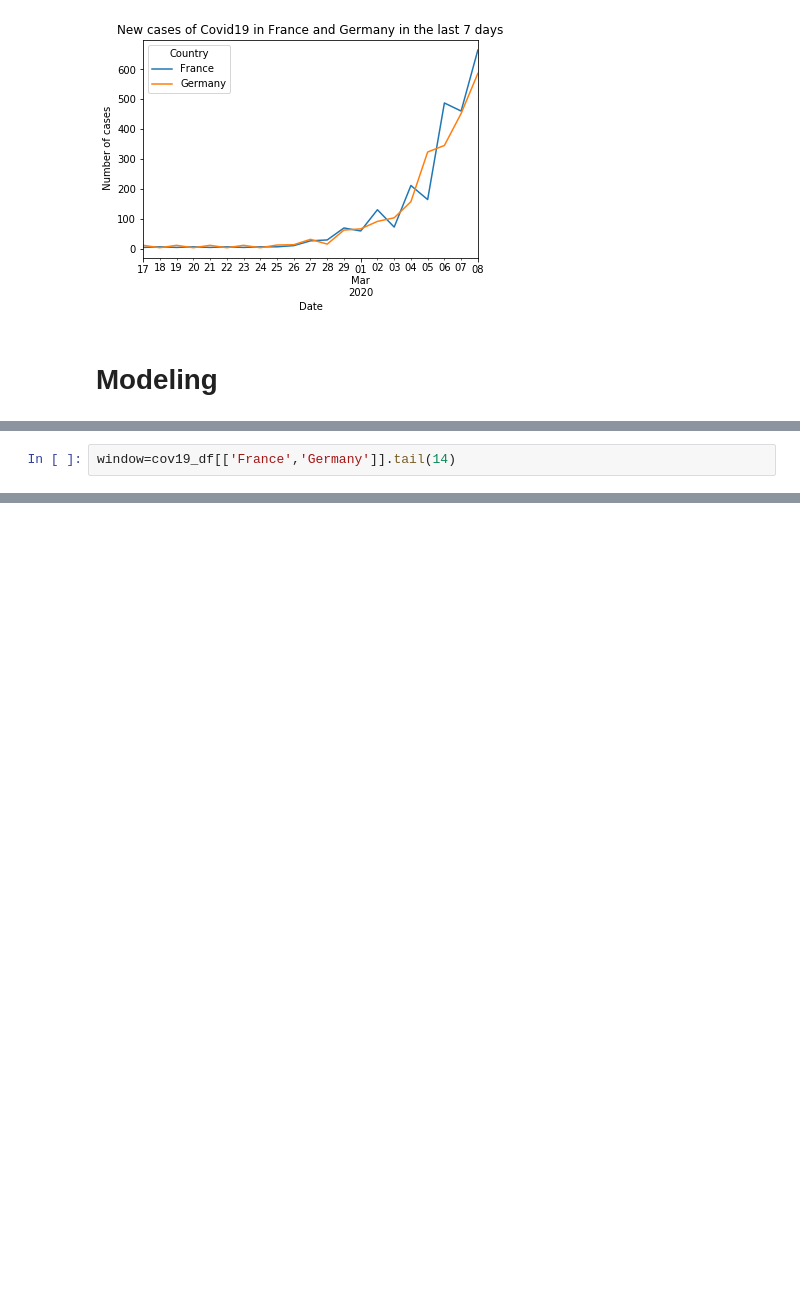
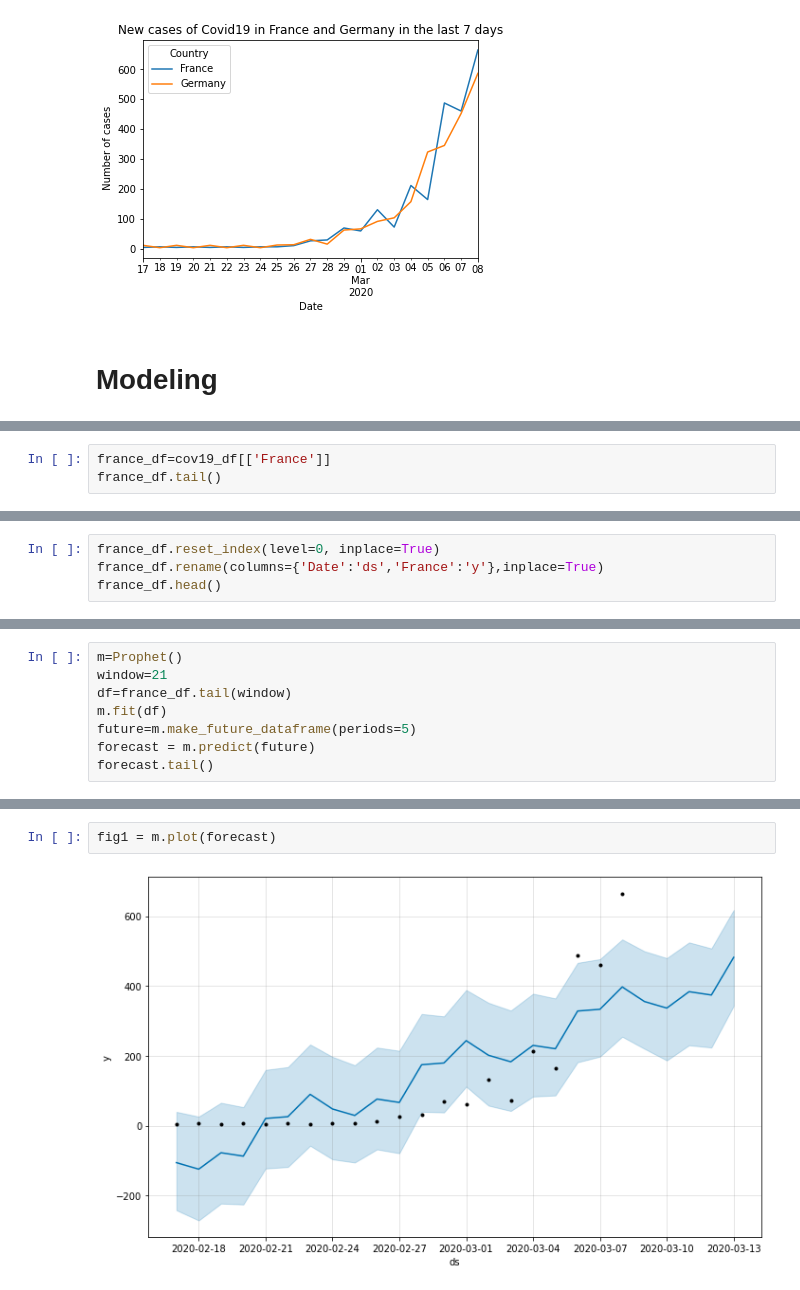
Before and after one commit to VianneyMI/Coronavirus_Pred, a Jupyter notebook: covid19_prediction.ipynb, the cells around one changed output, grey strips where cells are left out. Saved outputs shown, nothing was run; the diff lists cells and outputs as text; blank space fills up the shorter version.

Commit message:
Making 'predictions' for France : from the data up to 08/03/2020 ,unsuccessfully predicting the daily new cases up to today

```diff
--- a/covid19_prediction.ipynb
+++ b/covid19_prediction.ipynb
@@ -228,2 +239,3 @@ ax4
 # %%
-window=cov19_df[['France','Germany']].tail(14)
+france_df=cov19_df[['France']]
+france_df.tail()
@@ -243,0 +250,4 @@ LinearRegression(copy_X=True, fit_intercept=True, n_jobs=None, normalize=False)
+# %%
+france_df.reset_index(level=0, inplace=True)
+france_df.rename(columns={'Date':'ds','France':'y'},inplace=True)
+france_df.head()
@@ -243,0 +269,8 @@ LinearRegression(copy_X=True, fit_intercept=True, n_jobs=None, normalize=False)
+# %%
+m=Prophet()
+window=21
+df=france_df.tail(window)
+m.fit(df)
+future=m.make_future_dataframe(periods=5)
+forecast = m.predict(future)
+forecast.tail()
@@ -243,0 +287,4 @@ LinearRegression(copy_X=True, fit_intercept=True, n_jobs=None, normalize=False)
+# %%
+fig1 = m.plot(forecast)
+# %% [output]
+[figure, added]
```
Also changed, not shown: parts of 9 cells of this notebook.
